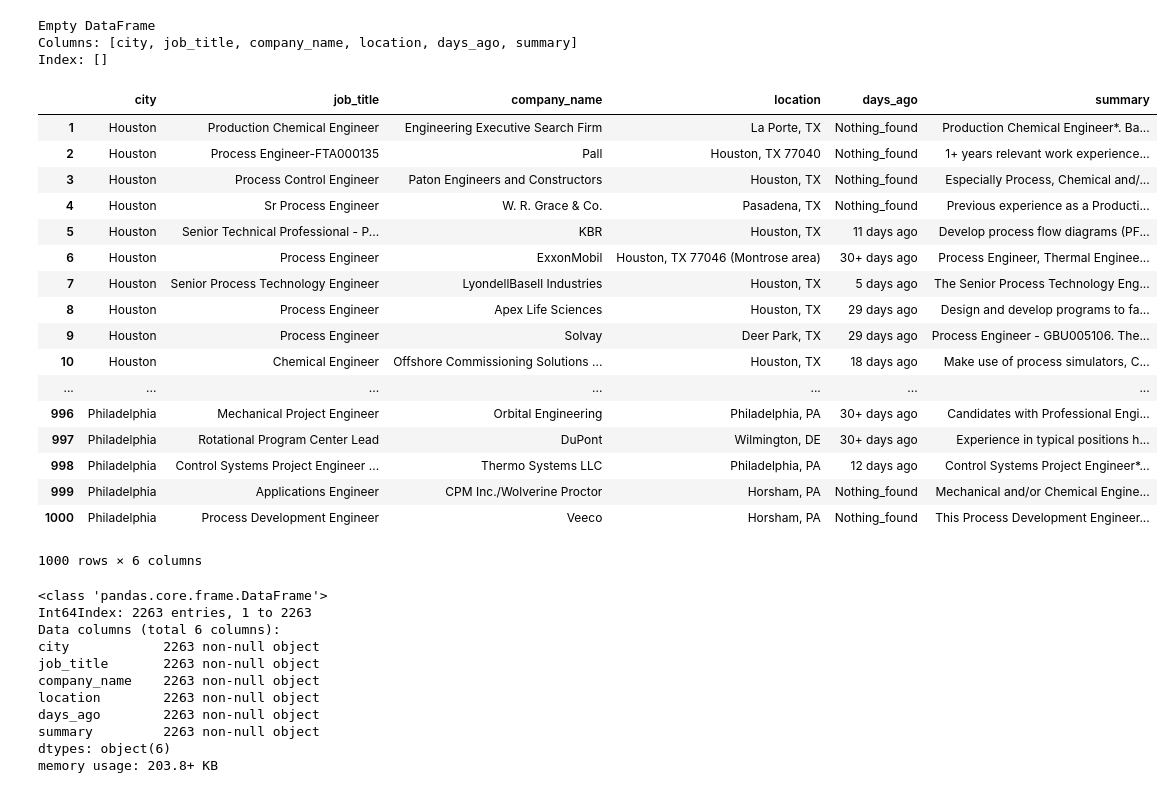
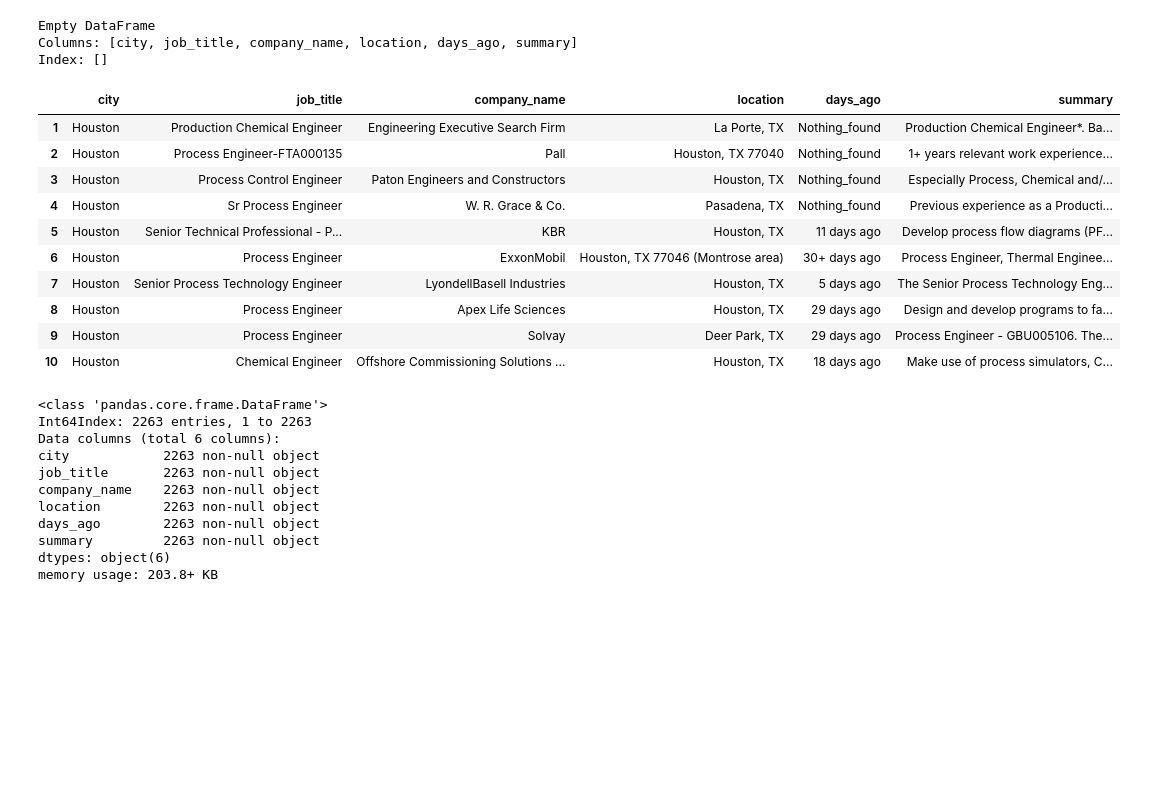
Before and after one commit to Yogds/Data_Science, a Jupyter notebook: I_Web_Scrapping.ipynb, the cells around one changed output. Saved outputs shown, nothing was run; the diff lists cells and outputs as text; code cells hidden in the pictures; blank space fills up the shorter version.

```diff
--- a/I_Web_Scrapping.ipynb
+++ b/I_Web_Scrapping.ipynb
@@ -211,26 +211,19 @@ for city in city_set:
 # %%
 #appending list of job post info to dataframe at index num
 type(sample_df)
-sample_df.head(1000)
+sample_df.head(10)
 # %% [output]
 |  | city | job_title | company_name | location | days_ago | summary |
 | 1 | Houston | Production Chemical Engineer | Engineering Executive Search Firm | La Porte, TX | Nothing_found | Production Chemical Engineer*. Ba... |
 | 2 | Houston | Process Engineer-FTA000135 | Pall | Houston, TX 77040 | Nothing_found | 1+ years relevant work experience... |
 | 3 | Houston | Process Control Engineer | Paton Engineers and Constructors | Houston, TX | Nothing_found | Especially Process, Chemical and/... |
 | 4 | Houston | Sr Process Engineer | W. R. Grace & Co. | Pasadena, TX | Nothing_found | Previous experience as a Producti... |
 | 5 | Houston | Senior Technical Professional - P... | KBR | Houston, TX | 11 days ago | Develop process flow diagrams (PF... |
 | 6 | Houston | Process Engineer | ExxonMobil | Houston, TX 77046 (Montrose area) | 30+ days ago | Process Engineer, Thermal Enginee... |
 | 7 | Houston | Senior Process Technology Engineer | LyondellBasell Industries | Houston, TX | 5 days ago | The Senior Process Technology Eng... |
 | 8 | Houston | Process Engineer | Apex Life Sciences | Houston, TX | 29 days ago | Design and develop programs to fa... |
 | 9 | Houston | Process Engineer | Solvay | Deer Park, TX | 29 days ago | Process Engineer - GBU005106. The... |
 | 10 | Houston | Chemical Engineer | Offshore Commissioning Solutions ... | Houston, TX | 18 days ago | Make use of process simulators, C... |
-| ... | ... | ... | ... | ... | ... | ... |
-| 996 | Philadelphia | Mechanical Project Engineer | Orbital Engineering | Philadelphia, PA | 30+ days ago | Candidates with Professional Engi... |
-| 997 | Philadelphia | Rotational Program Center Lead | DuPont | Wilmington, DE | 30+ days ago | Experience in typical positions h... |
-| 998 | Philadelphia | Control Systems Project Engineer ... | Thermo Systems LLC | Philadelphia, PA | 12 days ago | Control Systems Project Engineer*... |
-| 999 | Philadelphia | Applications Engineer | CPM Inc./Wolverine Proctor | Horsham, PA | Nothing_found | Mechanical and/or Chemical Engine... |
-| 1000 | Philadelphia | Process Development Engineer | Veeco | Horsham, PA | Nothing_found | This Process Development Engineer... |
-1000 rows × 6 columns
 # %%
 # Data Exploration
 sample_df.info()
```
